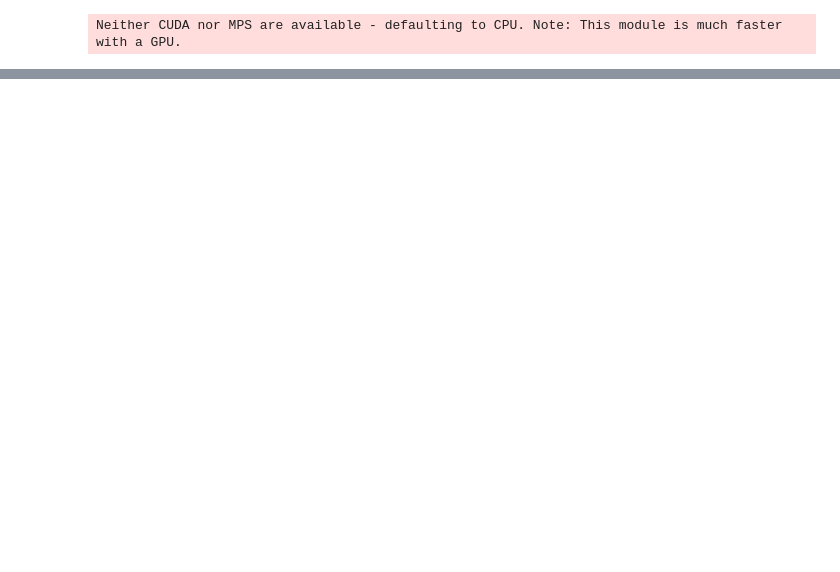
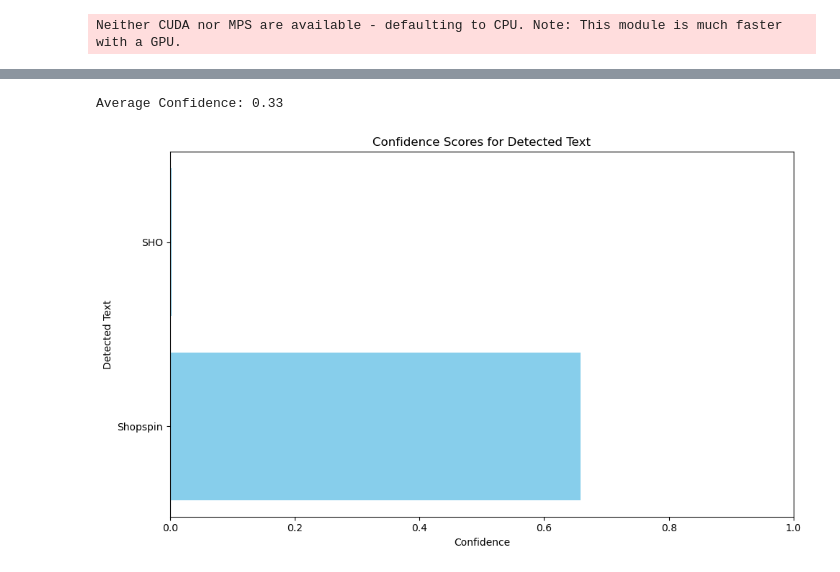
Before and after one commit to MartinLahoumh/SeniorDesign, a Jupyter notebook: Model/EasyOCR/easyocr_model.ipynb, the cells around one changed output, grey strips where cells are left out. Cells and saved outputs as stored; diff of their text form; code cells hidden in the pictures; blank space fills up the shorter version.

```diff
--- a/Model/EasyOCR/easyocr_model.ipynb
+++ b/Model/EasyOCR/easyocr_model.ipynb
@@ -29,0 +79,36 @@ Image saved as 'image_with_boxes.jpg'.
+# %%
+# Prepare data for the graph
+texts = []
+confidences = []
+total_confidence = 0
+num_detections = len(result)
+
+# Gather data
+for detection in result:
+    detected_box, detected_text, confidence = detection
+    total_confidence += confidence
+
+    # Store detected text and confidence for the graph
+    texts.append(detected_text)
+    confidences.append(confidence)
+
+    # Print detected text and confidence
+    #print(f"Detected Text: {detected_text} | Confidence: {confidence:.2f}")
+
+# Calculate average confidence
+average_confidence = total_confidence / num_detections if num_detections > 0 else 0
+
+# Output the average confidence
+print(f"Average Confidence: {average_confidence:.2f}")
+# %% [output]
+Average Confidence: 0.33
+# %%
+plt.figure(figsize=(10, 6))
+plt.barh(texts, confidences, color='skyblue')
+plt.xlabel('Confidence')
+plt.ylabel('Detected Text')
+plt.title('Confidence Scores for Detected Text')
+plt.xlim(0, 1)  # Confidence is between 0 and 1
+plt.tight_layout()
+# %% [output]
+[figure, added]
```
Also changed, not shown: parts of 10 cells of this notebook, 4 other files.
